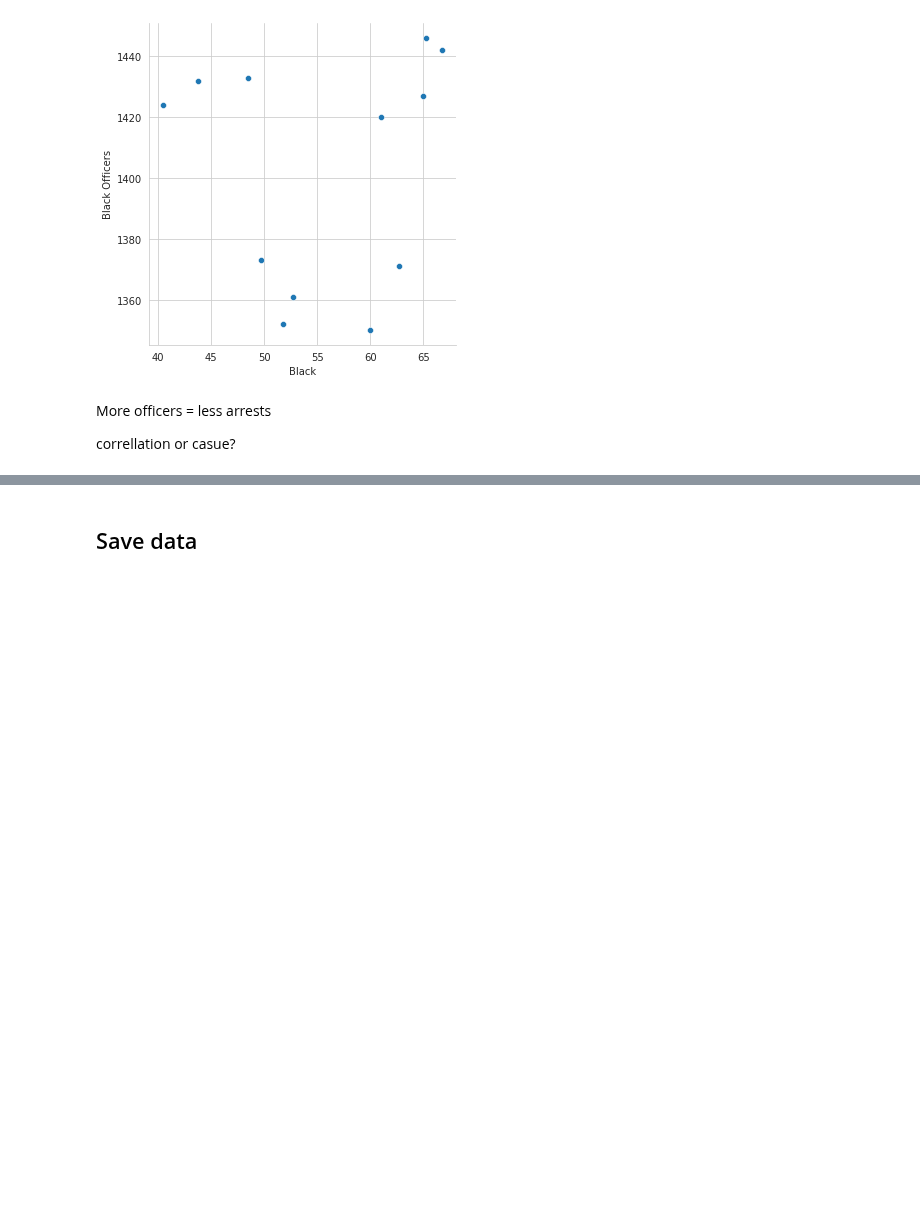
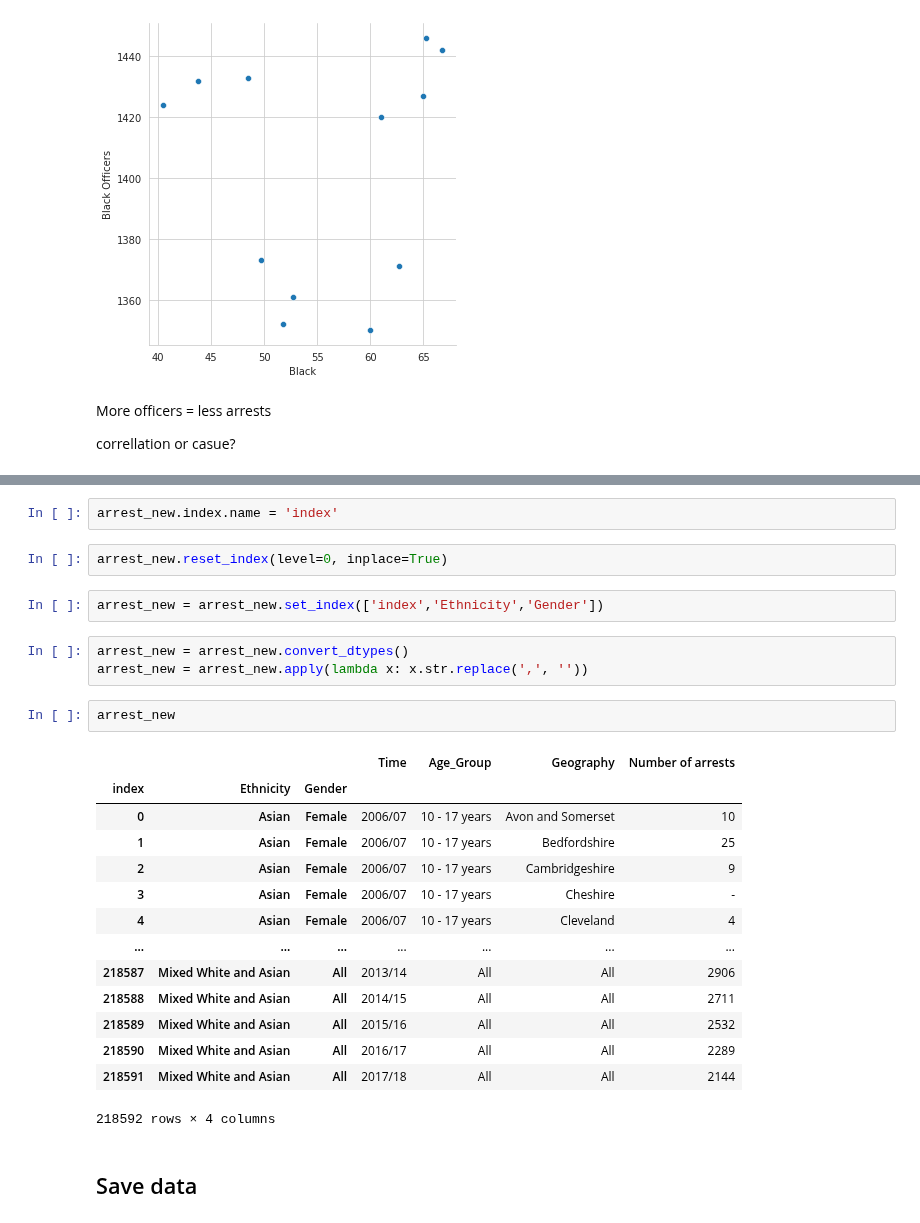
Before and after one commit to ab17254/ce888, a Jupyter notebook: Assignment/preprocessing_assignment1.ipynb, the cells around one changed output, grey strips where cells are left out. Drawn from its saved outputs; the diff is of its cells as text; blank space fills up the shorter version.

```diff
--- a/Assignment/preprocessing_assignment1.ipynb
+++ b/Assignment/preprocessing_assignment1.ipynb
@@ -221,3 +229,29 @@ correllation or casue?
+# %%
+arrest_new.index.name = 'index'
+# %%
+arrest_new.reset_index(level=0, inplace=True)
+# %%
+arrest_new = arrest_new.set_index(['index','Ethnicity','Gender'])
+# %%
+arrest_new = arrest_new.convert_dtypes()
+arrest_new = arrest_new.apply(lambda x: x.str.replace(',', ''))
+# %%
+arrest_new
+# %% [output]
+|  |  |  | Time | Age_Group | Geography | Number of arrests |
+| index | Ethnicity | Gender |  |  |  |  |
+| 0 | Asian | Female | 2006/07 | 10 - 17 years | Avon and Somerset | 10 |
+| 1 | Asian | Female | 2006/07 | 10 - 17 years | Bedfordshire | 25 |
+| 2 | Asian | Female | 2006/07 | 10 - 17 years | Cambridgeshire | 9 |
+| 3 | Asian | Female | 2006/07 | 10 - 17 years | Cheshire | - |
+| 4 | Asian | Female | 2006/07 | 10 - 17 years | Cleveland | 4 |
+| ... | ... | ... | ... | ... | ... | ... |
+| 218587 | Mixed White and Asian | All | 2013/14 | All | All | 2906 |
+| 218588 | Mixed White and Asian | All | 2014/15 | All | All | 2711 |
+| 218589 | Mixed White and Asian | All | 2015/16 | All | All | 2532 |
+| 218590 | Mixed White and Asian | All | 2016/17 | All | All | 2289 |
+| 218591 | Mixed White and Asian | All | 2017/18 | All | All | 2144 |
+218592 rows × 4 columns
 # %% [markdown]
 ## Save data
 # %%
```
Also changed, not shown: parts of 5 cells of this notebook.
